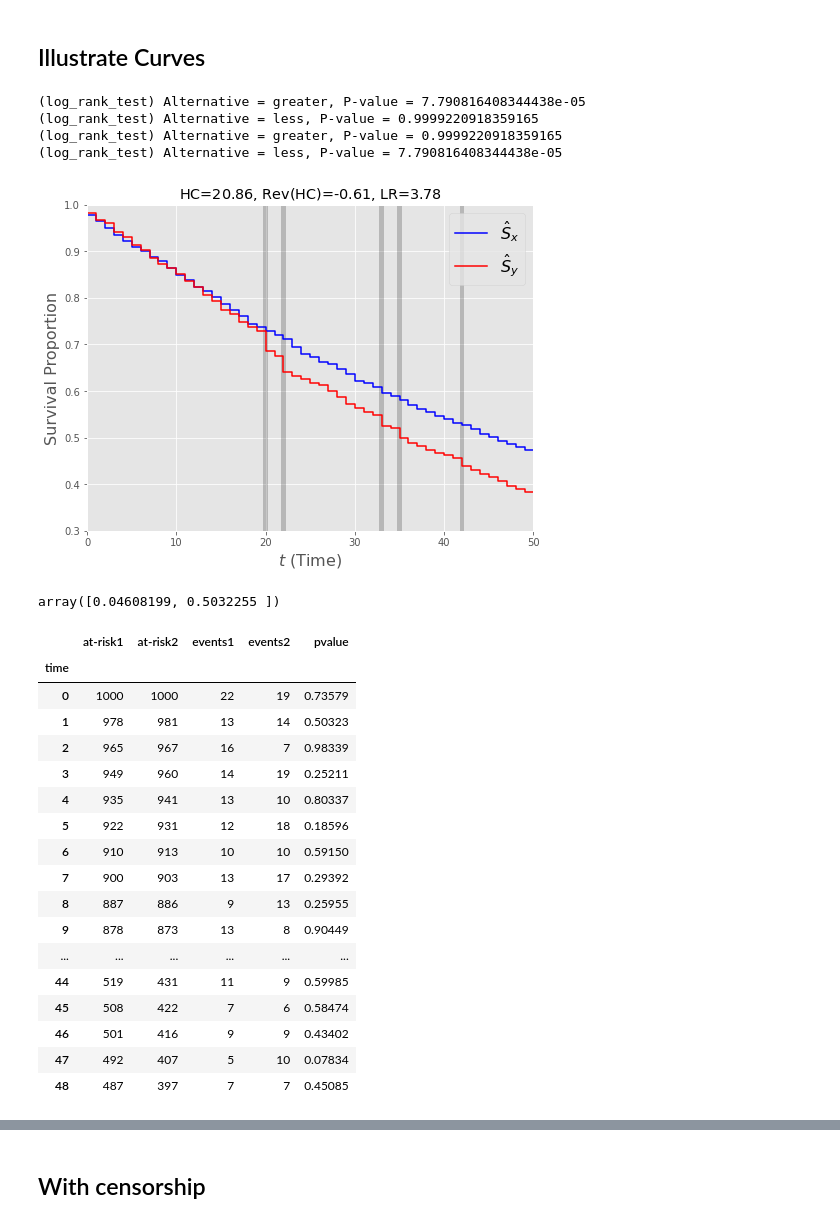
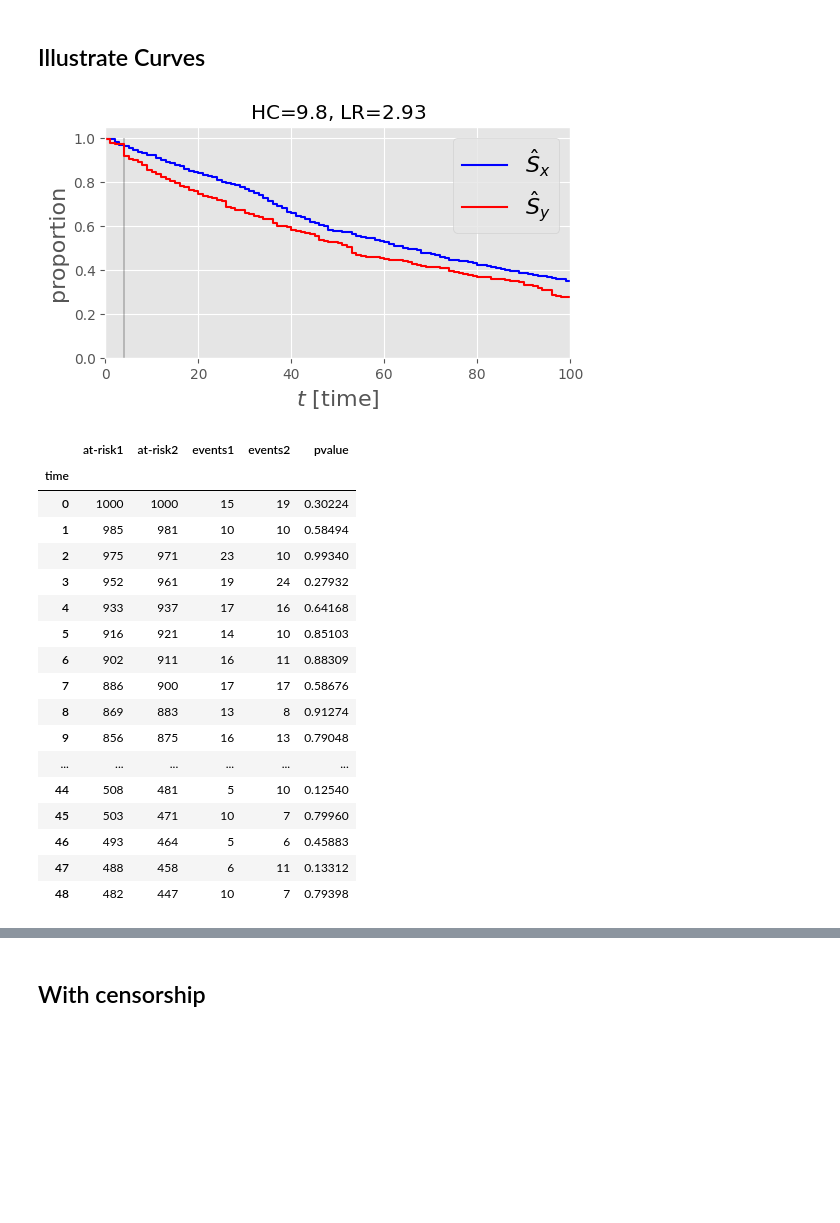
Before and after one commit to alonkipnis/HCHG, a Jupyter notebook: illustrate_surival_curve.ipynb, the cells around one changed output, grey strips where cells are left out. Saved outputs shown, nothing was run; the diff lists cells and outputs as text; code cells hidden in the pictures; blank space fills up the shorter version.

```diff
--- a/illustrate_surival_curve.ipynb
+++ b/illustrate_surival_curve.ipynb
@@ -33,17 +32,18 @@ def find_changes(Nt1, Nt2, Ot1, Ot2, stbl=False, gamma=.35):
     hc, hct = mt.hc(gamma=gamma)
     return pvals <= hct
 
-def illustrate_survival_curve(Nt1, Nt2, Ot1, Ot2, Ct1, Ct2, stbl=False):
+def illustrate_survival_curve(Nt1, Nt2, Ot1, Ot2, Ct1, Ct2, stbl=False,
+                               show_HCT=True, randomize_HC=False):
 
-    stats = evaluate_test_stats(Nt1, Nt2, Ot1, Ot2, stbl=stbl, randomize=False)
-    stats_rev = evaluate_test_stats(Nt2, Nt1, Ot2, Ot1, stbl=stbl, randomize=False)
+    stats = evaluate_test_stats(Nt1, Nt2, Ot1, Ot2, stbl=stbl, randomize=randomize_HC)
+    stats_rev = evaluate_test_stats(Nt2, Nt1, Ot2, Ot1, stbl=stbl, randomize=randomize_HC)
 
     pvals = multi_pvals(Nt1, Nt2, Ot1, Ot2, randomize=False)
     pvals_rev = multi_pvals(Nt2, Nt1, Ot2, Ot1, randomize=False)
     mt = MultiTest(pvals[pvals<1], stbl=stbl)
     hc, hct = mt.hc(gamma=.2)
-    #print("HC = ", hc)
-    fpval = find_changes(Nt1, Nt2, Ot1, Ot2, stbl=True)
+
+    fpval = find_changes(Nt1, Nt2, Ot1, Ot2, stbl=stbl)
 
     dfg = pd.DataFrame()
     dfg['at-risk1'] = Nt1
@@ -70,7 +70,8 @@ def illustrate_survival_curve(Nt1, Nt2, Ot1, Ot2, Ct1, Ct2, stbl=False):
 
     plt.legend([r'$\hat{S}_x$', r'$\hat{S}_y$'], fontsize=16, loc=1)
 
-    plt.bar(dfg.index[:len(fpval)], fpval, color='k', alpha=.2, width=.5)
+    if show_HCT:
+        plt.bar(dfg.index[:len(fpval)], fpval, color='k', alpha=.2, width=.5)
     hc = stats['hc_greater']
     hc_rev = stats_rev['hc_greater']
     logrank = stats['log_rank_greater']
@@ -78,10 +79,11 @@ def illustrate_survival_curve(Nt1, Nt2, Ot1, Ot2, Ct1, Ct2, stbl=False):
     st_HC = r"$\mathrm{HC}$"
     st_HC_rev = r"$\mathrm{Rev}(\mathrm{HC})$"
     st_LR = r"$\mathrm{LR}$"
-    plt.title(rf"{st_HC}={np.round(hc,2)}, {st_HC_rev}={np.round(hc_rev,2)}, {st_LR}={np.round(logrank,2)}")
+    #plt.title(rf"{st_HC}={np.round(hc,2)}, {st_HC_rev}={np.round(hc_rev,2)}, {st_LR}={np.round(logrank,2)}")
+    plt.title(rf"{st_HC}={np.round(hc,2)}, {st_LR}={np.round(logrank,2)}")
     #plt.title(f"{gene_name}, (HC={np.round(stats['hc_greater'],2)}, Log-rank={np.round(stats['log_rank_greater'],2)})")
-    plt.ylabel('Survival Proportion', fontsize=16)
-    plt.xlabel(r'$t$ (Time)', fontsize=16)
+    plt.ylabel('proportion', fontsize=16)
+    plt.xlabel(r'$t$ [time]', fontsize=16)
 
     return df_disp, dfg
 # %%
@@ -89,40 +92,31 @@ remote_dir = "/Users/kipnisal/Dropbox/Apps/Overleaf/Survival Analysis with Sensi
 # %%
-T = 50
-N1 = 1000
-N2 = 1000
-eps = 0.1
-lam_bar = 0.75
+T = 100
+N1 = 500
+N2 = 500
+eps = 0.
+lam_bar = 1
 lam0 = lam_bar / T * np.ones(T)
 lamc = 0.00
 r = 2
 Nt1, Nt2, Ot1, Ot2  = sample_survival_poisson_censorship(T, N1, N2, lam0, lamc, eps, r)
 
 df = pd.DataFrame({
     'at-risk1': Nt1,
     'at-risk2': Nt2,
     'events1': Ot1,
     'events2': Ot2
 })
 
 df_small, df_all = illustrate_survival_curve(Nt1, Nt2, Ot1, Ot2,
                                      np.zeros_like(Ot1), np.zeros_like(Ot2), stbl=False)
 #plt.title("Hi")
 plt.xlim((0,T))
-plt.ylim((0.3,1))
+#plt.ylim((0.3,1))
 #plt.xticklabel(fontsize=16)
-#plt.savefig(remote_dir + 'Figs/survival_curve_exm_new.png')
+#plt.savefig(output_dir + 'Figs/survival_curve_exm_new.png')
 plt.show()
 # %% [output]
-(log_rank_test) Alternative = greater, P-value = 7.790816408344438e-05
-(log_rank_test) Alternative = less, P-value = 0.9999220918359165
-(log_rank_test) Alternative = greater, P-value = 0.9999220918359165
-(log_rank_test) Alternative = less, P-value = 7.790816408344438e-05
-[figure, old version]
+[figure, new version]
-# %%
-
-multi_pvals(np.array([965, 978]), np.array([967, 981]), np.array([7, 13]), np.array([16, 14]), randomize=False)
-# %% [output]
-array([0.04608199, 0.5032255 ])
 # %%
 dfs = df_all.copy()
 dfs.index.name='time'
@@ -132,25 +126,25 @@ for c in ['at-risk1', 'at-risk2', 'events1', 'events2']:
 
 dfs['pvalue'] = np.round(dfs['pvalue'], 5)
 
-dfr = dfs[:-1].filter(['at-risk1', 'at-risk2', 'events1', 'events2', 'pvalue'])\
-#dfr.to_csv(remote_dir + 'csv/survival_curve_exm_new.csv')
+dfr = dfs[:-1].filter(['at-risk1', 'at-risk2', 'events1', 'events2', 'pvalue'])
+#dfr.to_csv(output_dir + 'csv/survival_curve_exm_new.csv')
 dfr[:-1]
 # %% [output]
 |  | at-risk1 | at-risk2 | events1 | events2 | pvalue |
 | time |  |  |  |  |  |
-| 0 | 1000 | 1000 | 22 | 19 | 0.73579 |
-| 1 | 978 | 981 | 13 | 14 | 0.50323 |
-| 2 | 965 | 967 | 16 | 7 | 0.98339 |
-| 3 | 949 | 960 | 14 | 19 | 0.25211 |
-| 4 | 935 | 941 | 13 | 10 | 0.80337 |
-| 5 | 922 | 931 | 12 | 18 | 0.18596 |
-| 6 | 910 | 913 | 10 | 10 | 0.59150 |
-| 7 | 900 | 903 | 13 | 17 | 0.29392 |
-| 8 | 887 | 886 | 9 | 13 | 0.25955 |
-| 9 | 878 | 873 | 13 | 8 | 0.90449 |
+| 0 | 1000 | 1000 | 15 | 19 | 0.30224 |
+| 1 | 985 | 981 | 10 | 10 | 0.58494 |
+| 2 | 975 | 971 | 23 | 10 | 0.99340 |
+| 3 | 952 | 961 | 19 | 24 | 0.27932 |
+| 4 | 933 | 937 | 17 | 16 | 0.64168 |
+| 5 | 916 | 921 | 14 | 10 | 0.85103 |
+| 6 | 902 | 911 | 16 | 11 | 0.88309 |
+| 7 | 886 | 900 | 17 | 17 | 0.58676 |
+| 8 | 869 | 883 | 13 | 8 | 0.91274 |
+| 9 | 856 | 875 | 16 | 13 | 0.79048 |
 | ... | ... | ... | ... | ... | ... |
-| 44 | 519 | 431 | 11 | 9 | 0.59985 |
-| 45 | 508 | 422 | 7 | 6 | 0.58474 |
-| 46 | 501 | 416 | 9 | 9 | 0.43402 |
-| 47 | 492 | 407 | 5 | 10 | 0.07834 |
-| 48 | 487 | 397 | 7 | 7 | 0.45085 |
+| 44 | 508 | 481 | 5 | 10 | 0.12540 |
+| 45 | 503 | 471 | 10 | 7 | 0.79960 |
+| 46 | 493 | 464 | 5 | 6 | 0.45883 |
+| 47 | 488 | 458 | 6 | 11 | 0.13312 |
+| 48 | 482 | 447 | 10 | 7 | 0.79398 |
```
Also changed, not shown: parts of 6 cells of this notebook, 10 other files.
